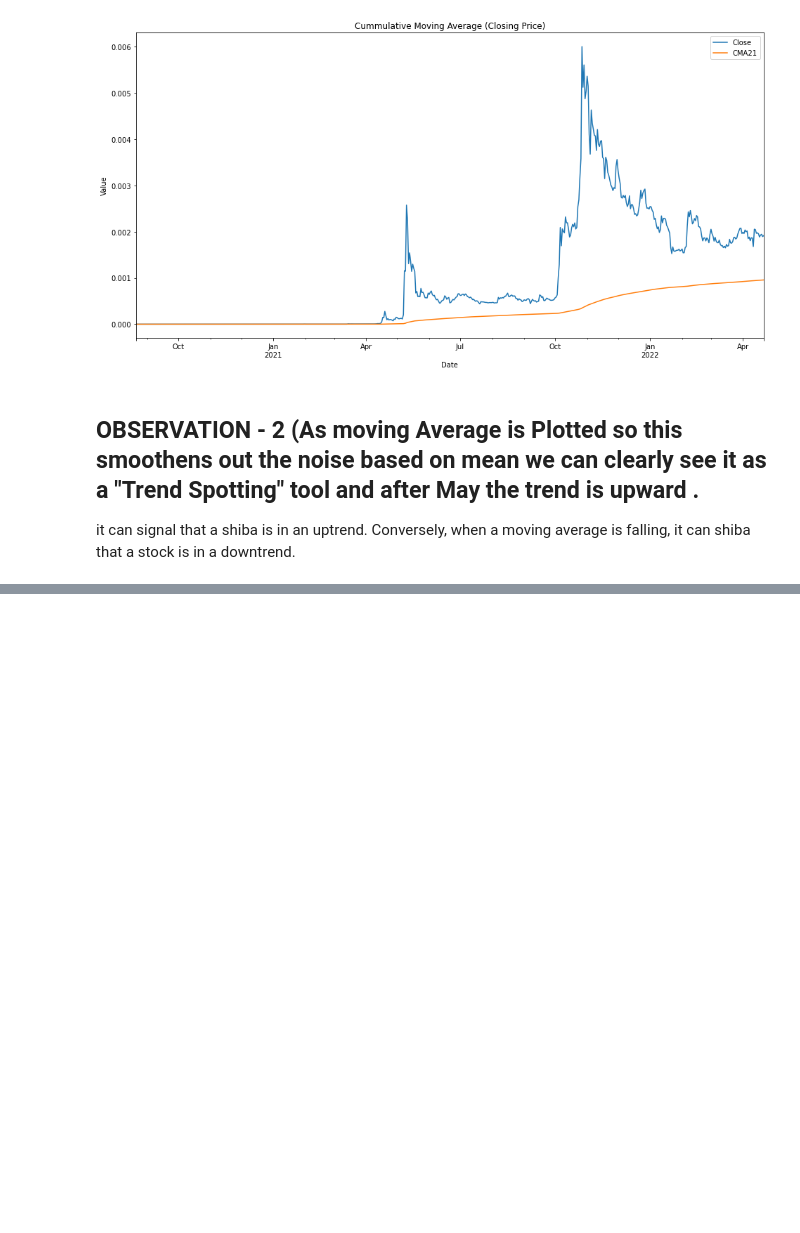
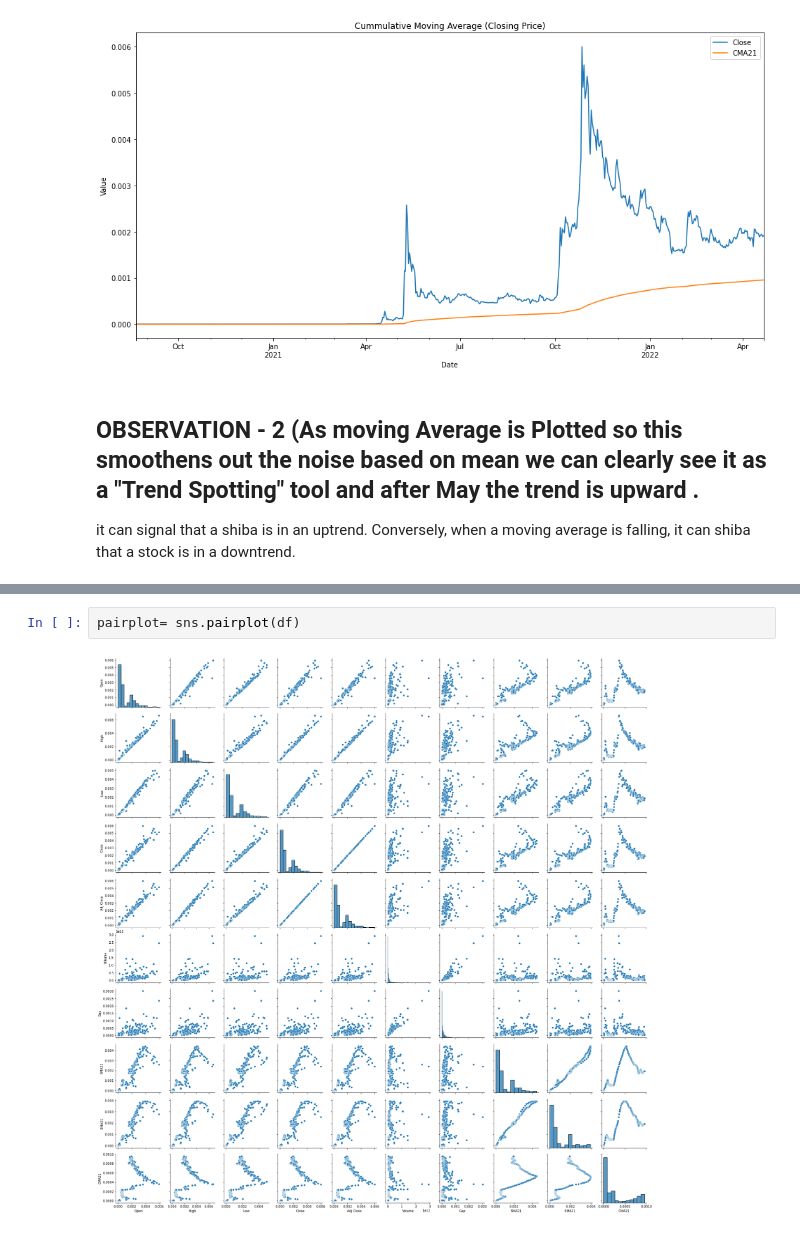
Before and after one commit to codebyrtwk/Shiba-Inu-Project, a Jupyter notebook: code/shiba-EDA.ipynb, the cells around one changed output, grey strips where cells are left out. Cells and saved outputs as stored; diff of their text form; blank space fills up the shorter version.

```diff
--- a/code/shiba-EDA.ipynb
+++ b/code/shiba-EDA.ipynb
@@ -181,0 +289,4 @@ it can signal that a shiba is in an uptrend. Conversely, when a moving average i
+# %%
+pairplot= sns.pairplot(df)
+# %% [output]
+[figure, added]
```
Also changed, not shown: parts of 18 cells of this notebook.
